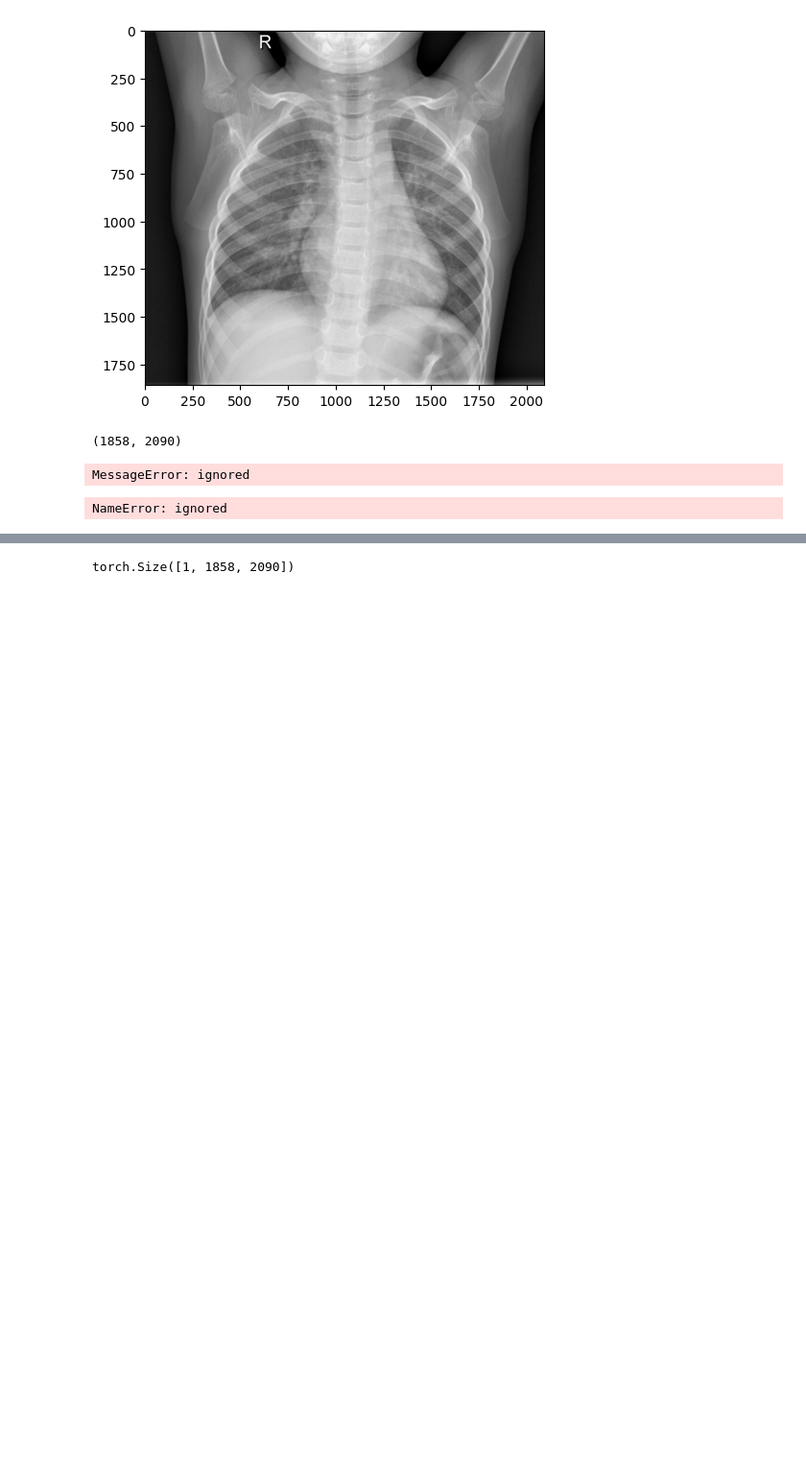
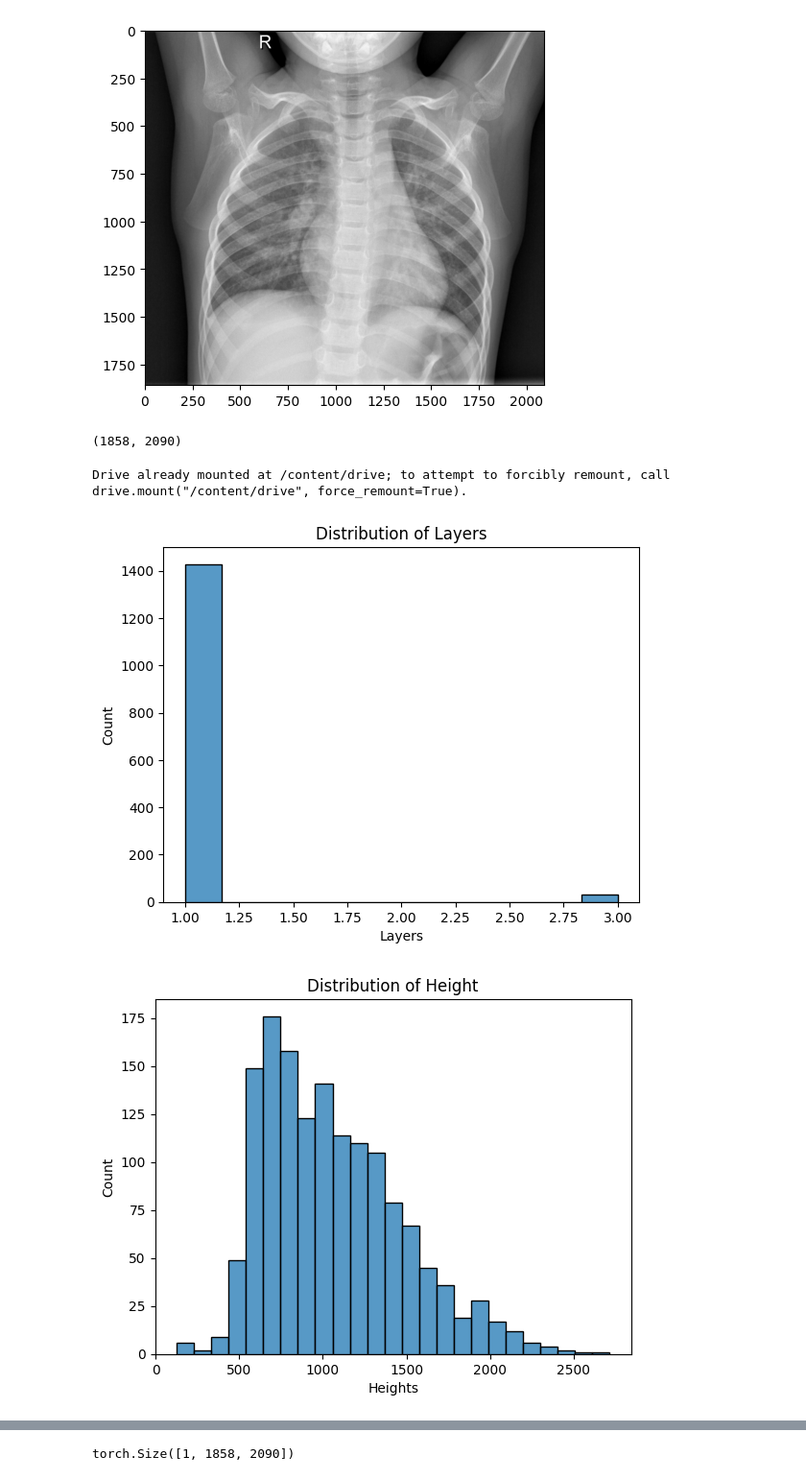
Before and after one commit to ethanarsht/detective-dogs, a Jupyter notebook: Jen_working_with_images.ipynb, the cells around one changed output, grey strips where cells are left out. Shown at 96% size. Saved outputs shown, nothing was run; the diff lists cells and outputs as text; code cells hidden in the pictures; blank space fills up the shorter version.

```diff
--- a/Jen_working_with_images.ipynb
+++ b/Jen_working_with_images.ipynb
@@ -139,58 +139,44 @@ widths_list = []
 
 #loop through directory using this example: https://pieriantraining.com/iterate-over-files-in-directory-using-python/#:~:text=In%20the%20Python%20code%20above,each%20file%20in%20the%20directory.
 for dirpath, dirnames, filenames in os.walk(directory):
-  #print("top of for loop: dirpath = ", dirpath)
-  #print("top of for loop: dirnames = ", dirnames)
-  #print("top of for loop: filenames = ", filenames)
   for filename in filenames:
     if filename.endswith('.jpeg'):
       #read in the image
-      #print("path = ", dirpath + "/" + filename)
       image = read_image(dirpath + "/" + filename)
 
-      #pull the shape of the image and save to image_shape (NOT SURE THIS IS QUITE RIGHT, returns object like: torch.Size([1, 1858, 2090]))
+      #pull the shape of the image and save to image_shape
       image_shape = list(image.shape)
 
       #add the # of layers to layers_list initialized above
-      layers_list.append(image_shape[0]) #parsing image_shape using this syntax based on this example: https://pytorch.org/docs/stable/generated/torch.Tensor.size.html
-      #print("layers_list = ", layers_list)
+      layers_list.append(image_shape[0])
 
       #add the height to a list/np array / df tbd
       heights_list.append(image_shape[1])
-      #print("heights_list = ", heights_list)
 
       #add the width to the widths_list initialized above
       widths_list.append(image_shape[2])
-      #print("widths_list = ", widths_list)
-
-#create a histogram from layers_list using matplotlib
-layers_hist = plt.hist(layers_list, 6)
-
-#create a histogram from heights_list using matplotlib
-heights_hist = plt.hist(heights_list, 6)
-
-#create a histogram from widths_list using matplotlib
-widths_hist = plt.hist(widths_list, 6)
 # %% [output]
-MessageError: ignored
+Drive already mounted at /content/drive; to attempt to forcibly remount, call drive.mount("/content/drive", force_remount=True).
 # %%
 import seaborn as sns
 
 sns.histplot(layers_list)
 plt.xlabel('Layers')
 plt.ylabel('Count')
 plt.title('Distribution of Layers')
+plt.show()
 
-sns.histplot(height_list)
-plt.xlabel('Height')
+sns.histplot(heights_list)
+plt.xlabel('Heights')
 plt.ylabel('Count')
 plt.title('Distribution of Height')
+plt.show()
 
-sns.histplot(width_list)
-plt.xlabel('Width')
+sns.histplot(widths_list)
+plt.xlabel('Widths')
 plt.ylabel('Count')
 plt.title('Distribution of Width')
-
 plt.show()
 # %% [output]
-NameError: ignored
+[figure, added]
+[figure, added]
```
Also changed, not shown: parts of 1 cell of this notebook.
